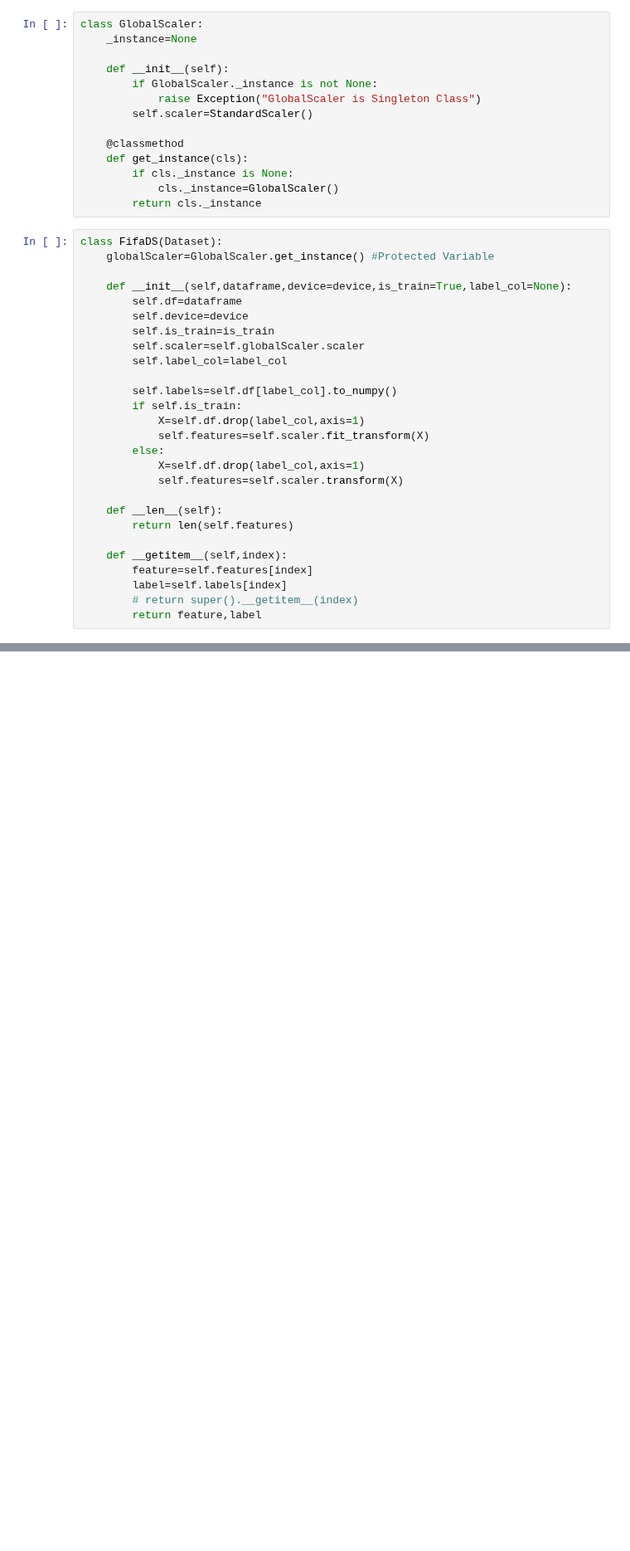
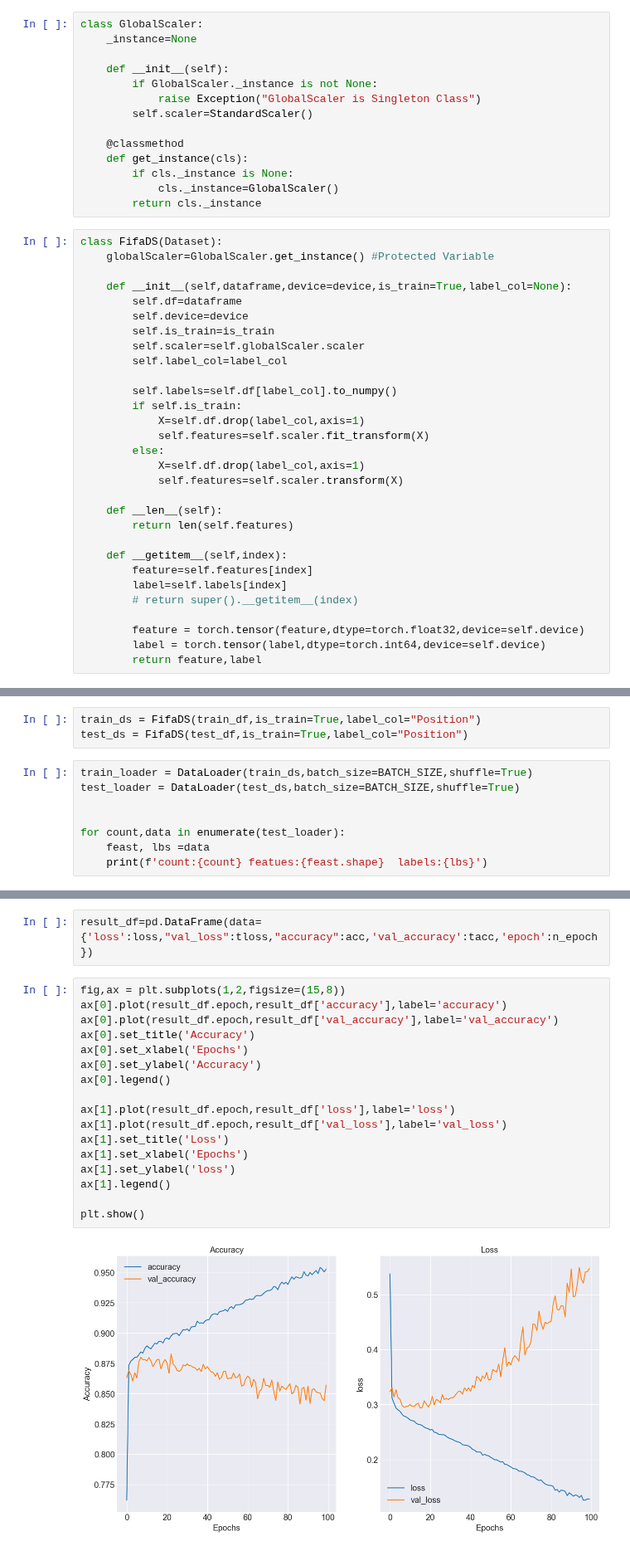
Before and after one commit to gpgaikwad576/DAIAugust2025, a Jupyter notebook: Python/Anurag/DeepLearning/theory/Day3_fifa_torch.ipynb, the cells around one changed output, grey strips where cells are left out. Shown at 83% size. Saved outputs shown, nothing was run; the diff lists cells and outputs as text; blank space fills up the shorter version.

Commit message:
DL/Anurag: FIFA, Class-way of programming

```diff
--- a/Python/Anurag/DeepLearning/theory/Day3_fifa_torch.ipynb
+++ b/Python/Anurag/DeepLearning/theory/Day3_fifa_torch.ipynb
@@ -306,4 +304,7 @@ class FifaDS(Dataset):
         feature=self.features[index]
         label=self.labels[index]
         # return super().__getitem__(index)
+
+        feature = torch.tensor(feature,dtype=torch.float32,device=self.device)
+        label = torch.tensor(label,dtype=torch.int64,device=self.device)
         return feature,label
@@ -381,0 +311,11 @@ fn_plot_confusion_matrix(y_true,y_pred, data_df['Position'].unique())
+# %%
+train_ds = FifaDS(train_df,is_train=True,label_col="Position")
+test_ds = FifaDS(test_df,is_train=True,label_col="Position")
+# %%
+train_loader = DataLoader(train_ds,batch_size=BATCH_SIZE,shuffle=True)
+test_loader = DataLoader(test_ds,batch_size=BATCH_SIZE,shuffle=True)
+
+
+for count,data in enumerate(test_loader):
+    feast, lbs =data
+    print(f'count:{count} featues:{feast.shape}  labels:{lbs}')
@@ -381,0 +493,21 @@ fn_plot_confusion_matrix(y_true,y_pred, data_df['Position'].unique())
+# %%
+result_df=pd.DataFrame(data={'loss':loss,"val_loss":tloss,"accuracy":acc,'val_accuracy':tacc,'epoch':n_epoch})
+# %%
+fig,ax = plt.subplots(1,2,figsize=(15,8))
+ax[0].plot(result_df.epoch,result_df['accuracy'],label='accuracy')
+ax[0].plot(result_df.epoch,result_df['val_accuracy'],label='val_accuracy')
+ax[0].set_title('Accuracy')
+ax[0].set_xlabel('Epochs')
+ax[0].set_ylabel('Accuracy')
+ax[0].legend()
+
+ax[1].plot(result_df.epoch,result_df['loss'],label='loss')
+ax[1].plot(result_df.epoch,result_df['val_loss'],label='val_loss')
+ax[1].set_title('Loss')
+ax[1].set_xlabel('Epochs')
+ax[1].set_ylabel('loss')
+ax[1].legend()
+
+plt.show()
+# %% [output]
+[figure, added]
```
Also changed, not shown: parts of 25 cells of this notebook, 4 other files.
